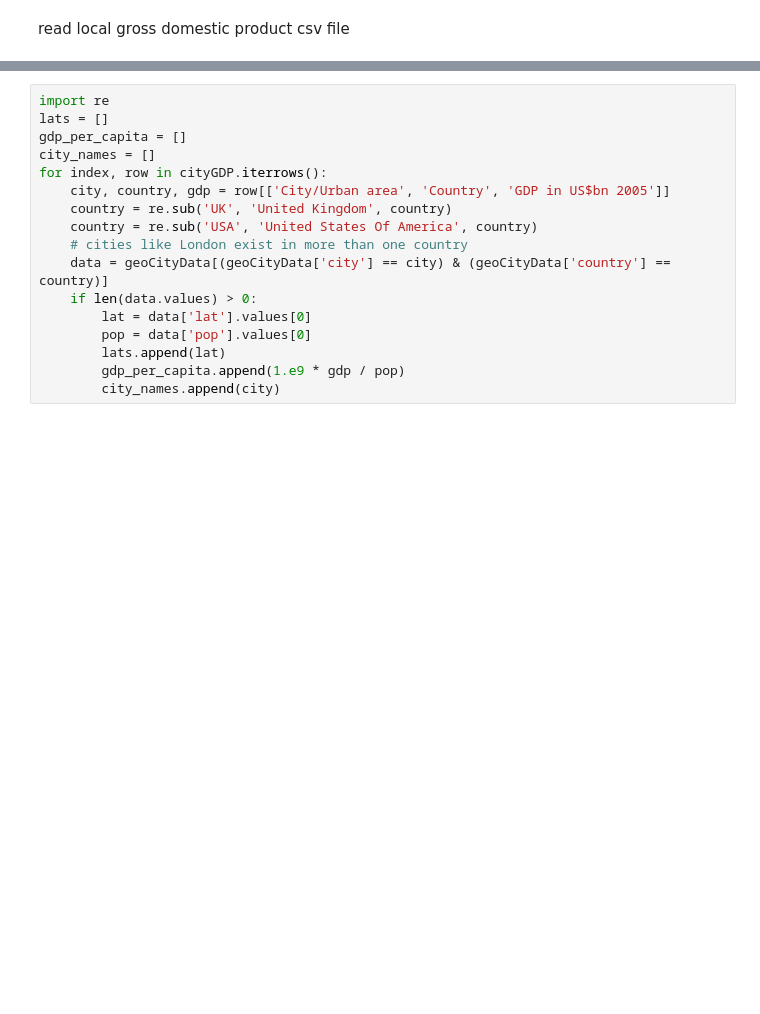
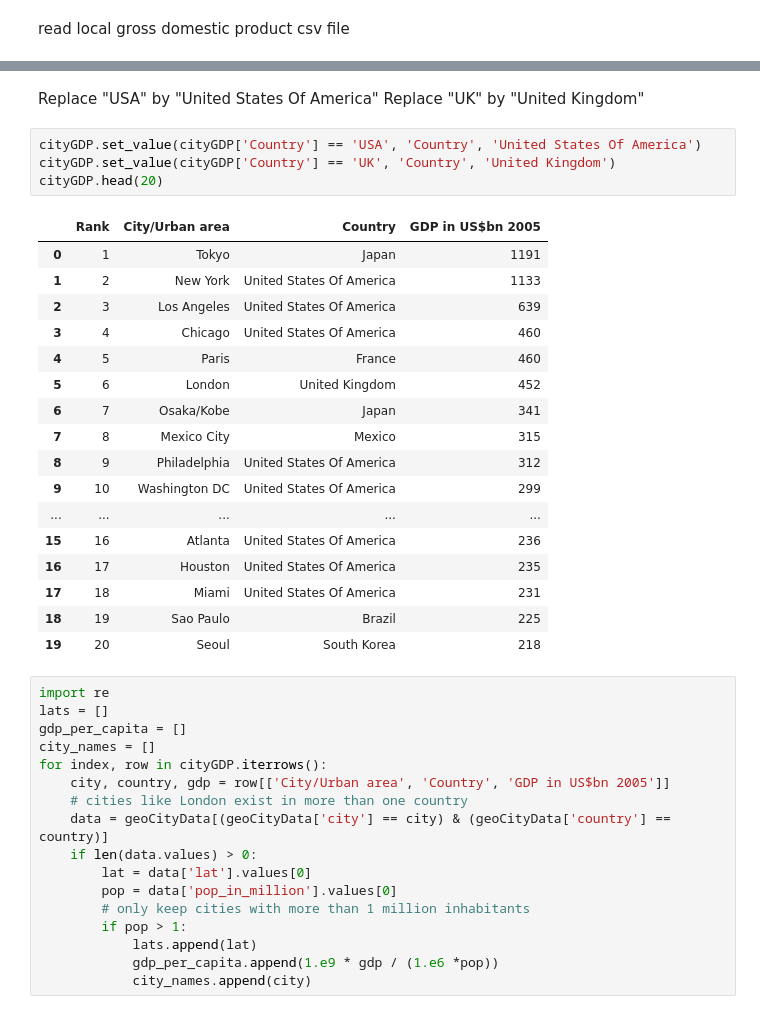
Before and after one commit to pletzer/jupyterMoons, a Jupyter notebook: GDPvsLatitude.ipynb, the cells around one changed output, grey strips where cells are left out. Saved outputs shown, nothing was run; the diff lists cells and outputs as text; blank space fills up the shorter version.

```diff
--- a/GDPvsLatitude.ipynb
+++ b/GDPvsLatitude.ipynb
@@ -59,3 +75,28 @@ Index(['Rank', 'City/Urban area', 'Country', 'GDP in US$bn 2005'], dtype='object
+# %% [markdown]
+Replace "USA" by "United States Of America"
+Replace "UK" by "United Kingdom"
+# %%
+cityGDP.set_value(cityGDP['Country'] == 'USA', 'Country', 'United States Of America')
+cityGDP.set_value(cityGDP['Country'] == 'UK', 'Country', 'United Kingdom')
+cityGDP.head(20)
+# %% [output]
+|  | Rank | City/Urban area | Country | GDP in US$bn 2005 |
+| 0 | 1 | Tokyo | Japan | 1191 |
+| 1 | 2 | New York | United States Of America | 1133 |
+| 2 | 3 | Los Angeles | United States Of America | 639 |
+| 3 | 4 | Chicago | United States Of America | 460 |
+| 4 | 5 | Paris | France | 460 |
+| 5 | 6 | London | United Kingdom | 452 |
+| 6 | 7 | Osaka/Kobe | Japan | 341 |
+| 7 | 8 | Mexico City | Mexico | 315 |
+| 8 | 9 | Philadelphia | United States Of America | 312 |
+| 9 | 10 | Washington DC | United States Of America | 299 |
+| ... | ... | ... | ... | ... |
+| 15 | 16 | Atlanta | United States Of America | 236 |
+| 16 | 17 | Houston | United States Of America | 235 |
+| 17 | 18 | Miami | United States Of America | 231 |
+| 18 | 19 | Sao Paulo | Brazil | 225 |
+| 19 | 20 | Seoul | South Korea | 218 |
 # %%
 import re
 lats = []
@@ -63,16 +104,16 @@ gdp_per_capita = []
 city_names = []
 for index, row in cityGDP.iterrows():
     city, country, gdp = row[['City/Urban area', 'Country', 'GDP in US$bn 2005']]
-    country = re.sub('UK', 'United Kingdom', country)
-    country = re.sub('USA', 'United States Of America', country)
     # cities like London exist in more than one country
     data = geoCityData[(geoCityData['city'] == city) & (geoCityData['country'] == country)]
     if len(data.values) > 0:
         lat = data['lat'].values[0]
-        pop = data['pop'].values[0]
-        lats.append(lat)
-        gdp_per_capita.append(1.e9 * gdp / pop)
-        city_names.append(city)
+        pop = data['pop_in_million'].values[0]
+        # only keep cities with more than 1 million inhabitants
+        if pop > 1:
+            lats.append(lat)
+            gdp_per_capita.append(1.e9 * gdp / (1.e6 *pop))
+            city_names.append(city)
 # %%
 %matplotlib inline
 from matplotlib import pyplot, pylab
```
Also changed, not shown: parts of 16 cells of this notebook, 1 other file.
